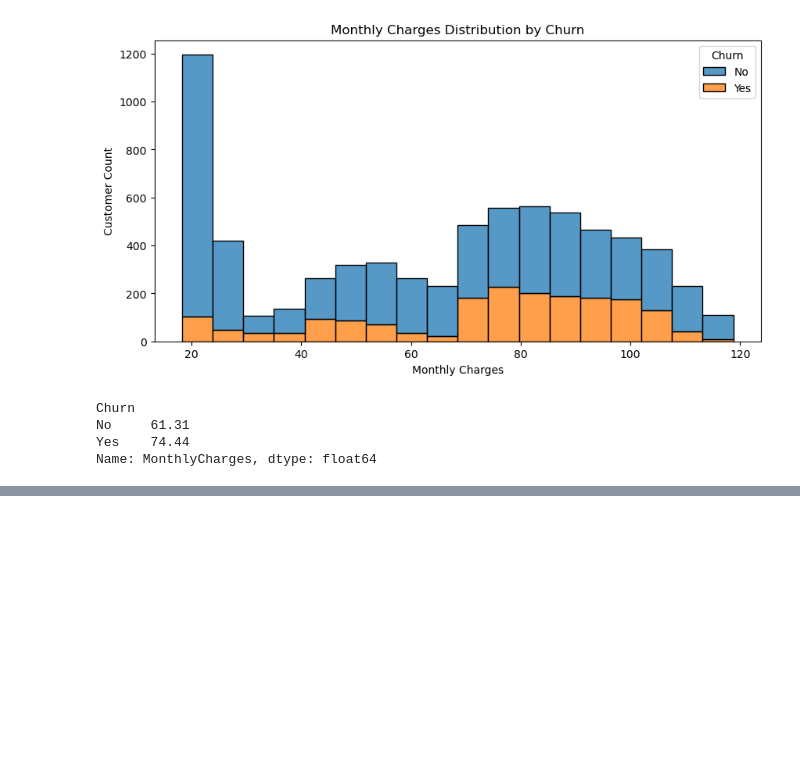
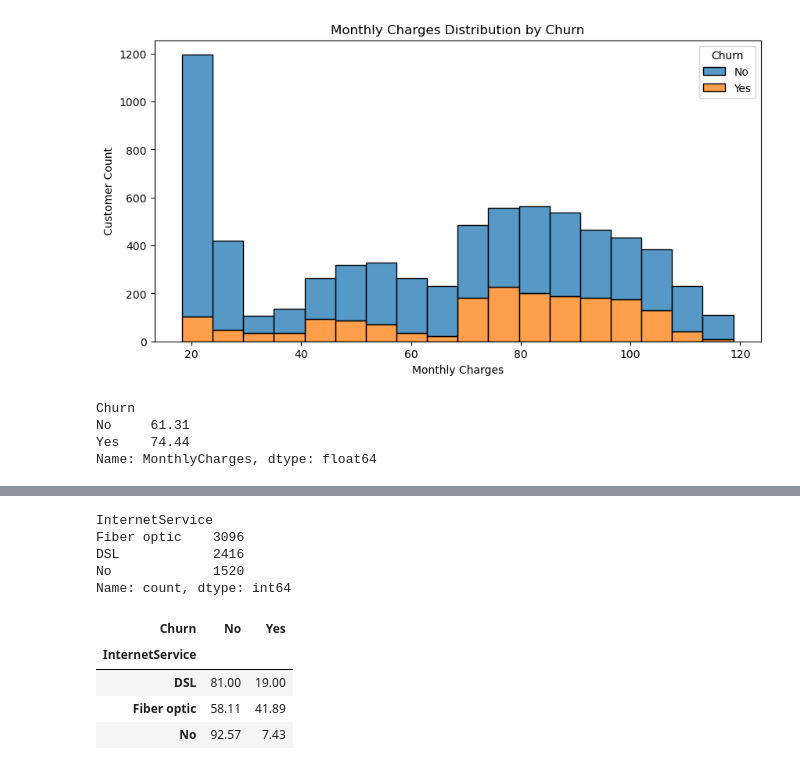
Before and after one commit to PriyanshuYadav000/customer-churn-analysis, a Jupyter notebook: notebooks/01_data_loading_eda.ipynb, the cells around one changed output, grey strips where cells are left out. Saved outputs shown, nothing was run; the diff lists cells and outputs as text; code cells hidden in the pictures; blank space fills up the shorter version.

```diff
--- a/notebooks/01_data_loading_eda.ipynb
+++ b/notebooks/01_data_loading_eda.ipynb
@@ -441,0 +446,22 @@ Name: MonthlyCharges, dtype: float64
+# %%
+df['InternetService'].value_counts()
+# %% [output]
+InternetService
+Fiber optic    3096
+DSL            2416
+No             1520
+Name: count, dtype: int64
+# %%
+internet_churn = pd.crosstab(
+    df['InternetService'],
+    df['Churn'],
+    normalize='index'
+) * 100
+
+internet_churn.round(2)
+# %% [output]
+| Churn | No | Yes |
+| InternetService |  |  |
+| DSL | 81.00 | 19.00 |
+| Fiber optic | 58.11 | 41.89 |
+| No | 92.57 | 7.43 |
```
Also changed, not shown: parts of 2 cells of this notebook.
